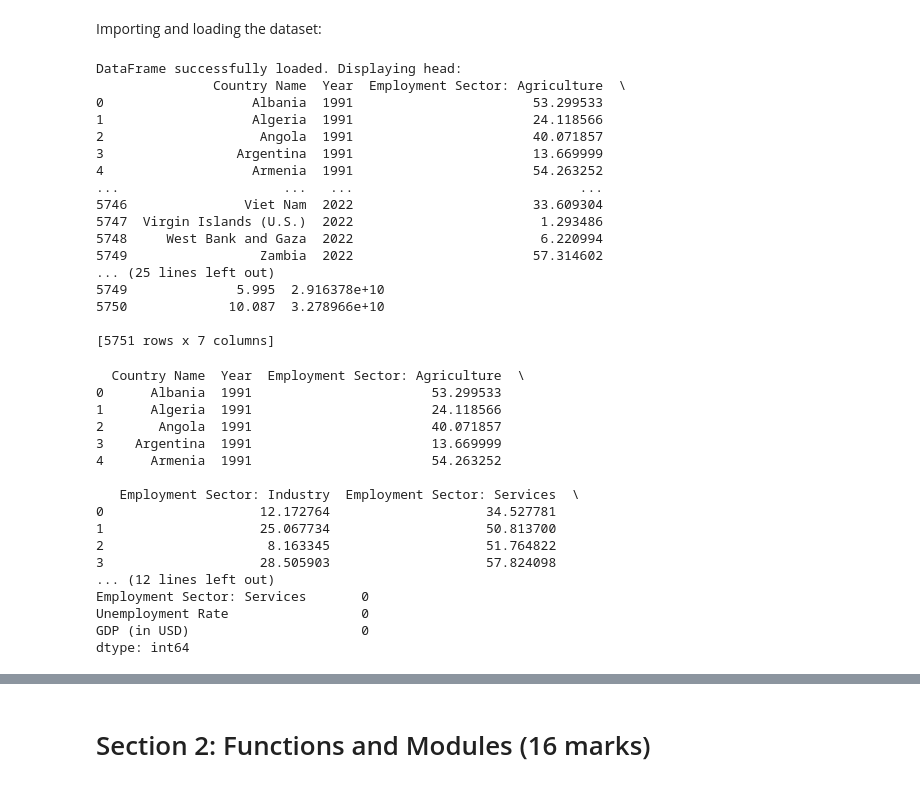
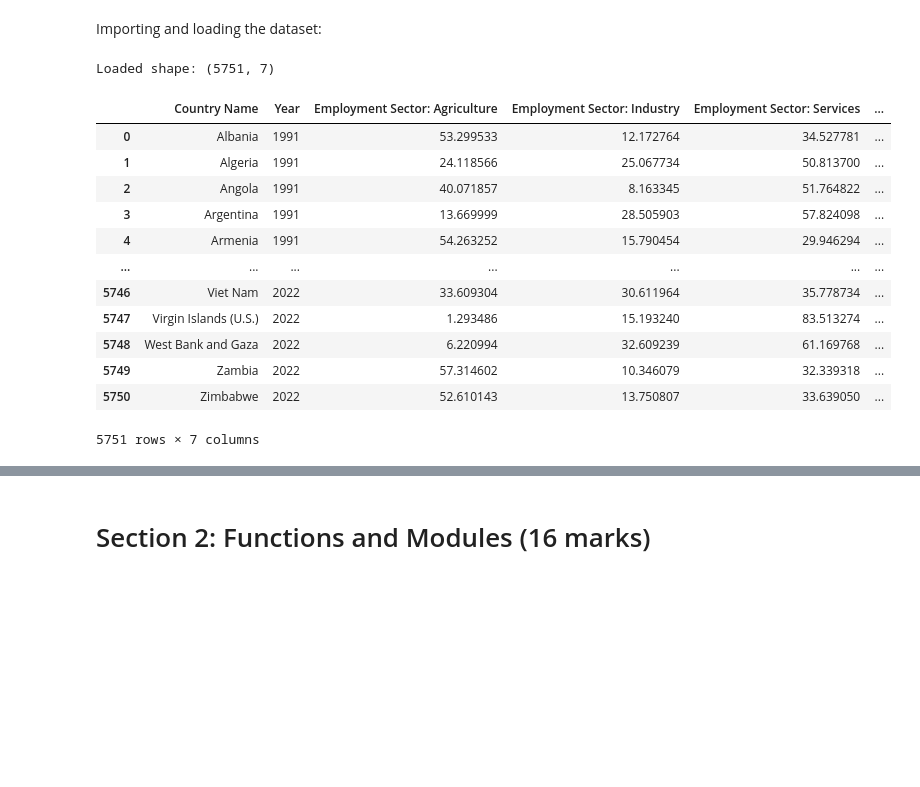
Before and after one commit to mynameisnitya/Introduction-to-Computer-Programming, a Jupyter notebook: NTU_N0919671_SOFT40161_CourseWorkTemplate.ipynb, the cells around one changed output, grey strips where cells are left out. Drawn from its saved outputs; the diff is of its cells as text; code cells hidden in the pictures; blank space fills up the shorter version.

Commit message:
Viewing the dataset and the head values

```diff
--- a/NTU_N0919671_SOFT40161_CourseWorkTemplate.ipynb
+++ b/NTU_N0919671_SOFT40161_CourseWorkTemplate.ipynb
@@ -27,60 +27,35 @@ Importing and loading the dataset:
 # %%
 # Import the necessary pandas and numpy libraries
 import pandas as pd
 import numpy as np
+import os
 
 # Use a raw string (r"...") for the file path to correctly handle backslashes.
 # The relative path assumes the 'climate_data' folder is one level up from the current script/notebook location.
 datalocation = r"C:\Users\baviq\Documents\Uni Data science Masters\Comp programming\Data\Employment_Unemployment_GDP_data.csv"
 
 # Load the survey into a dataframe
 # low_memory=False is kept as it is useful for large or mixed-type CSV files.
-try:
-    dataset = pd.read_csv(datalocation, low_memory=False)
 
-    # Display the first few rows instead of the entire (potentially large) DataFrame
-    print("DataFrame successfully loaded. Displaying head:")
-    print(dataset)
+def load_data():
+    if os.path.exists(datalocation):
+        return pd.read_csv(datalocation, low_memory=False)
+    raise FileNotFoundError(f"CSV not found at {CSV_PATH}. Please check the path.")
 
-except FileNotFoundError:
-    print(f"ERROR: File not found at the specified location: {datalocation}")
-    print("Please check the relative path or provide the absolute path.")
+df = load_data().copy()
+print("Loaded shape:", df.shape)
 # %% [output]
-DataFrame successfully loaded. Displaying head:
-               Country Name  Year  Employment Sector: Agriculture  \
-0                   Albania  1991                       53.299533
-1                   Algeria  1991                       24.118566
-2                    Angola  1991                       40.071857
-3                 Argentina  1991                       13.669999
-4                   Armenia  1991                       54.263252
-...                     ...   ...                             ...
-5746               Viet Nam  2022                       33.609304
-5747  Virgin Islands (U.S.)  2022                        1.293486
-5748     West Bank and Gaza  2022                        6.220994
-5749                 Zambia  2022                       57.314602
-... (25 lines left out)
-5749              5.995  2.916378e+10
-5750             10.087  3.278966e+10
-
-[5751 rows x 7 columns]
+Loaded shape: (5751, 7)
+|  | Country Name | Year | Employment Sector: Agriculture | Employment Sector: Industry | Employment Sector: Services | ... |
+| 0 | Albania | 1991 | 53.299533 | 12.172764 | 34.527781 | ... |
+| 1 | Algeria | 1991 | 24.118566 | 25.067734 | 50.813700 | ... |
+| 2 | Angola | 1991 | 40.071857 | 8.163345 | 51.764822 | ... |
+| 3 | Argentina | 1991 | 13.669999 | 28.505903 | 57.824098 | ... |
+| 4 | Armenia | 1991 | 54.263252 | 15.790454 | 29.946294 | ... |
+| ... | ... | ... | ... | ... | ... | ... |
+| 5746 | Viet Nam | 2022 | 33.609304 | 30.611964 | 35.778734 | ... |
+| 5747 | Virgin Islands (U.S.) | 2022 | 1.293486 | 15.193240 | 83.513274 | ... |
+| 5748 | West Bank and Gaza | 2022 | 6.220994 | 32.609239 | 61.169768 | ... |
+| 5749 | Zambia | 2022 | 57.314602 | 10.346079 | 32.339318 | ... |
+| 5750 | Zimbabwe | 2022 | 52.610143 | 13.750807 | 33.639050 | ... |
+5751 rows × 7 columns
-# %%
-print(dataset.head())
-print (dataset.isna().sum())
-# %% [output]
-  Country Name  Year  Employment Sector: Agriculture  \
-0      Albania  1991                       53.299533
-1      Algeria  1991                       24.118566
-2       Angola  1991                       40.071857
-3    Argentina  1991                       13.669999
-4      Armenia  1991                       54.263252
-
-   Employment Sector: Industry  Employment Sector: Services  \
-0                    12.172764                    34.527781
-1                    25.067734                    50.813700
-2                     8.163345                    51.764822
-3                    28.505903                    57.824098
-... (12 lines left out)
-Employment Sector: Services       0
-Unemployment Rate                 0
-GDP (in USD)                      0
-dtype: int64
```
Also changed, not shown: parts of 5 cells of this notebook.
